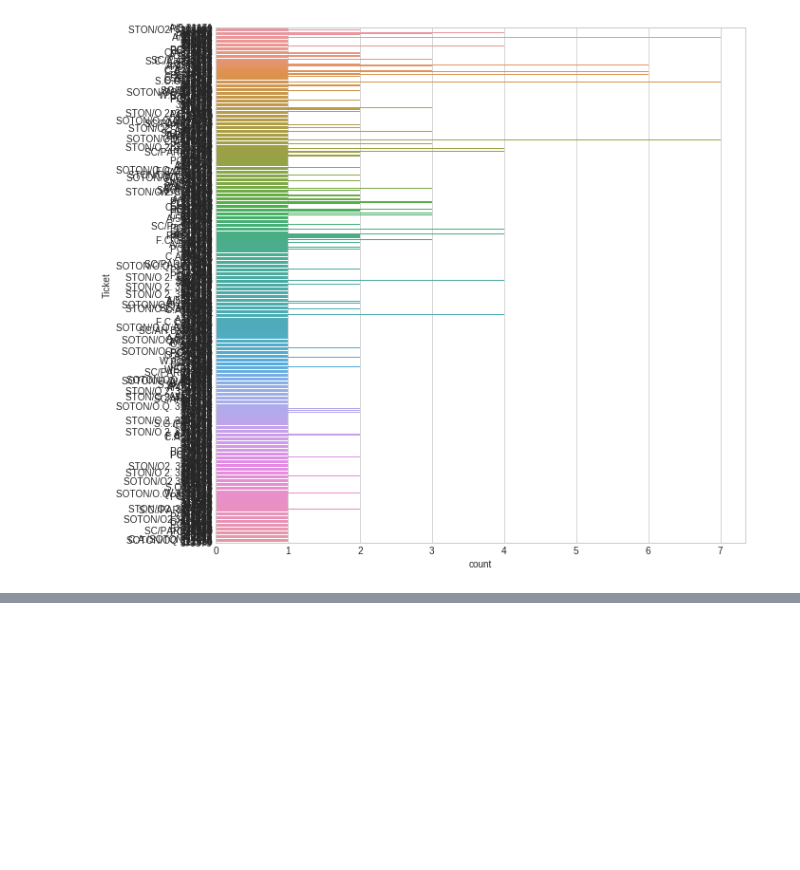
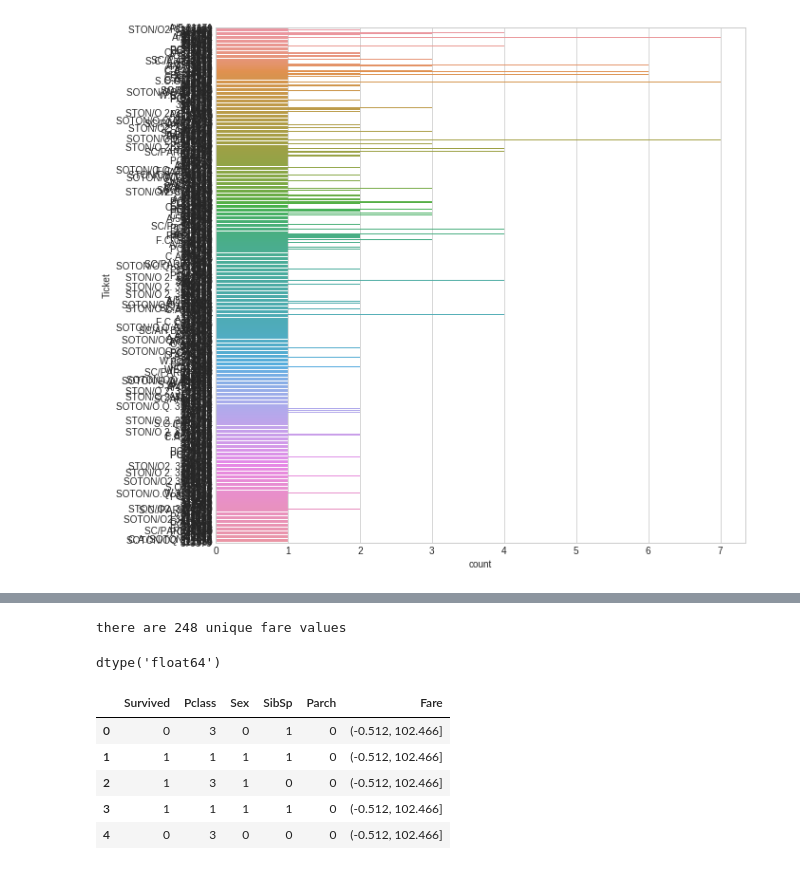
Before and after one commit to shubham-singh-ss/Titanic-ML, a Jupyter notebook: Titanic survivers.ipynb, the cells around one changed output, grey strips where cells are left out. Saved outputs shown, nothing was run; the diff lists cells and outputs as text; code cells hidden in the pictures; blank space fills up the shorter version.

```diff
--- a/Titanic survivers.ipynb
+++ b/Titanic survivers.ipynb
@@ -413,0 +472,8 @@ sns.countplot(y = 'Ticket', data = train)
+# %%
+print('there are {} unique fare values'.format(len(train.Fare.unique())))
+# %% [output]
+there are 248 unique fare values
+# %%
+train.Fare.dtype
+# %% [output]
+dtype('float64')
@@ -413,0 +485,9 @@ sns.countplot(y = 'Ticket', data = train)
+# %%
+df_bin.head()
+# %% [output]
+|  | Survived | Pclass | Sex | SibSp | Parch | Fare |
+| 0 | 0 | 3 | 0 | 1 | 0 | (-0.512, 102.466] |
+| 1 | 1 | 1 | 1 | 1 | 0 | (-0.512, 102.466] |
+| 2 | 1 | 3 | 1 | 0 | 0 | (-0.512, 102.466] |
+| 3 | 1 | 1 | 1 | 1 | 0 | (-0.512, 102.466] |
+| 4 | 0 | 3 | 0 | 0 | 0 | (-0.512, 102.466] |
```
Also changed, not shown: parts of 19 cells of this notebook.
